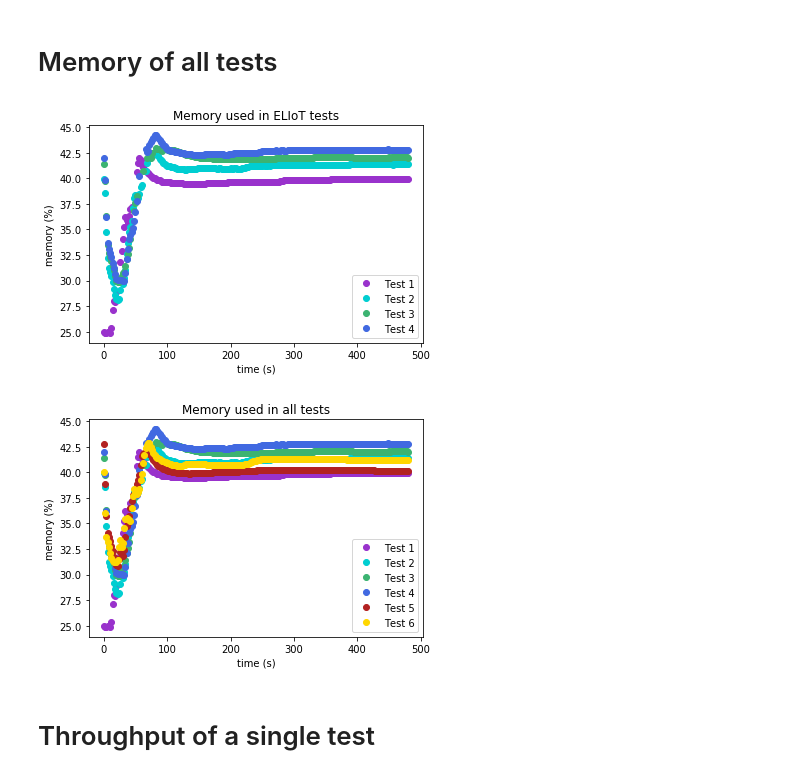
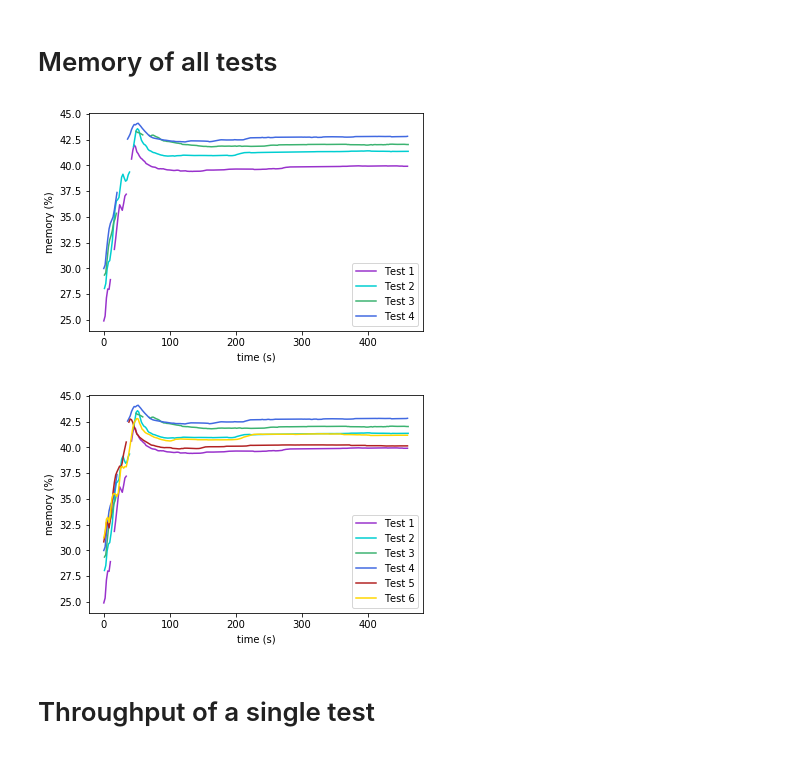
Before and after one commit to ricCap/ELIoT, a Jupyter notebook: stats/stats.ipynb, the cells around one changed output. Saved outputs shown, nothing was run; the diff lists cells and outputs as text; code cells hidden in the pictures.

```diff
--- a/stats/stats.ipynb
+++ b/stats/stats.ipynb
@@ -394,14 +485,14 @@ for index_test in range(TEST_NUMBER):
 # %%
 for index_test in range(TEST_NUMBER):
-    length = int(dict_test_values["Test_" + str(index_test + 1) + "_time"])
-    dict_test_values["Test_" + str(index_test + 1) + "_mean"] = compute_mean(dict_test_values["Test_" + str(index_test + 1) + "_values"], length)
+    length = len(dict_test_values["Test_" + str(index_test + 1) + "_time"][0])
+    dict_test_values["Test_" + str(index_test + 1) + "_mean"]= compute_mean(dict_test_values["Test_" + str(index_test + 1) + "_values"], length)
 # %%
 import matplotlib.pyplot as plt
 
 for index_test in range(TEST_NUMBER):
     fig, ax = plt.subplots()
     for index in range(RUN_NUMBER):
-        x = range(int(dict_test_values["Test_" + str(index_test + 1) + "_time"]))
+        x = dict_test_values["Test_" + str(index_test + 1) + "_time"][index]
         y = dict_test_values["Test_" + str(index_test + 1) + "_values"][index]
 
         line_color = "gold"
@@ -410,10 +501,10 @@ for index_test in range(TEST_NUMBER):
         elif(index == 1):
             line_color = "darkturquoise"
 
-        ax.plot(x, y, 'o', label='Run ' + str(index + 1), color=line_color)
-    x = range(int(dict_test_values["Test_" + str(index_test + 1) + "_time"]))
+        ax.plot(x, y, '-', label='Run ' + str(index + 1), color=line_color)
+    x = dict_test_values["Test_" + str(index_test + 1) + "_time"][index]
     y = dict_test_values["Test_" + str(index_test + 1) + "_mean"]
-    ax.plot(x, y, 'o', label='Mean', color="red")
+    ax.plot(x, y, '-', label='Mean', color="red")
     ax.set_title('Memory used by test ' + str(index_test + 1))
     ax.set_xlabel('time (s)')
     ax.set_ylabel('memory (%)')
@@ -434,13 +525,13 @@ dict_test["values"] = []
 dict_test["times"] = []
 for index_test in range(TEST_NUMBER):
     dict_test["values"].append(dict_test_values["Test_" + str(index_test + 1) + "_mean"])
-    dict_test["times"].append(dict_test_values["Test_" + str(index_test + 1) + "_time"])
+    dict_test["times"].append(dict_test_values["Test_" + str(index_test + 1) + "_time"][0])
 
 dict_test["times"], dict_test["values"] = fix_duration(dict_test["values"], dict_test["times"])
 # %%
 fig, ax = plt.subplots()
 for index in range(TEST_NUMBER - 2):
-    x = range(int(dict_test["times"]))
+    x = dict_test["times"][index]
     y = dict_test["values"][index]
 
     line_color = "gold"
@@ -455,39 +546,39 @@ for index in range(TEST_NUMBER - 2):
     elif(index == 4):
         line_color = "firebrick"
 
-    ax.plot(x, y, 'o', label='Test ' + str(index + 1), color=line_color)
+    ax.plot(x, y, '-', label='Test ' + str(index + 1), color=line_color)
     leg = ax.legend();
-ax.set_title('Memory used in ELIoT tests')
+#ax.set_title('Memory used in ELIoT tests')
 ax.set_xlabel('time (s)')
 ax.set_ylabel('memory (%)')
-plt.show()
+plt.savefig("memory_ELIot_tests.png")
 # %% [output]
-[figure, old version]
+[figure, new version]
 # %%
 fig, ax = plt.subplots()
 for index in range(TEST_NUMBER):
-    x = range(int(dict_test["times"]))
+    x = dict_test["times"][index]
     y = dict_test["values"][index]
 
     line_color = "gold"
     if(index == 0):
         line_color = "darkorchid"
     elif(index == 1):
         line_color = "darkturquoise"
     elif(index == 2):
         line_color = "mediumseagreen"
     elif(index == 3):
         line_color = "royalblue"
     elif(index == 4):
         line_color = "firebrick"
 
-    ax.plot(x, y, 'o', label='Test ' + str(index + 1), color=line_color)
+    ax.plot(x, y, '-', label='Test ' + str(index + 1), color=line_color)
     leg = ax.legend();
-ax.set_title('Memory used in all tests')
+#ax.set_title('Memory used in all tests')
 ax.set_xlabel('time (s)')
 ax.set_ylabel('memory (%)')
-plt.show()
+plt.savefig("memory_all_tests.png")
 # %% [output]
-[figure, old version]
+[figure, new version]
 # %% [markdown]
 # Throughput of a single test
```
Also changed, not shown: parts of 27 cells of this notebook.
